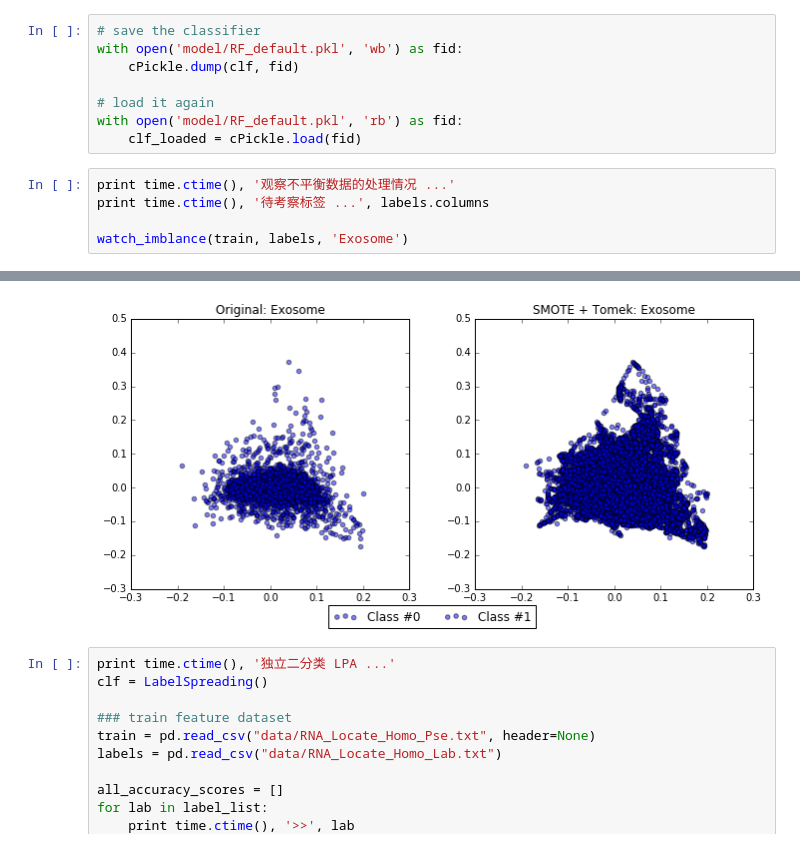
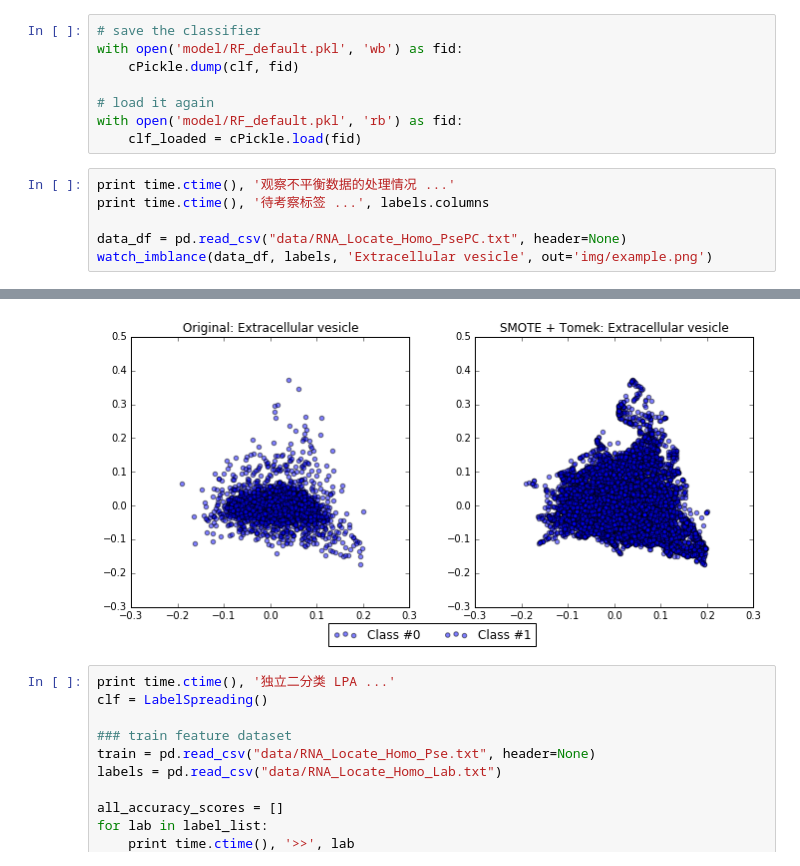
Before and after one commit to ShixiangWan/iPython-Laboratory, a Jupyter notebook: protein.ipynb, the cells around one changed output, grey strips where cells are left out. Drawn from its saved outputs; the diff is of its cells as text.

```diff
--- a/protein.ipynb
+++ b/protein.ipynb
@@ -433,5 +497,6 @@ with open('model/RF_default.pkl', 'rb') as fid:
 print time.ctime(), '观察不平衡数据的处理情况 ...'
 print time.ctime(), '待考察标签 ...', labels.columns
 
-watch_imblance(train, labels, 'Exosome')
+data_df = pd.read_csv("data/RNA_Locate_Homo_PsePC.txt", header=None)
+watch_imblance(data_df, labels, 'Extracellular vesicle', out='img/example.png')
 # %% [output]
@@ -440,14 +505,14 @@ Fri Jun  2 10:27:45 2017 待考察标签 ... Index([u'Anterior', u'Apical', u'Ax
        u'Cell junction', u'Cell leading edge', u'Cellular bud', u'Centrosome',
        u'Chloroplast', u'Circulating', u'Cytoplasm', u'Cytoskeleton',
        u'Cytosol', u'Dendrite', u'Dorsal', u'Endoplasmic reticulum',
        u'Exosome', u'Extracellular vesicle', u'Germ plasm', u'Golgi apparatus',
        u'Growth cone', u'Lamellipodium', u'Lysosome', u'Microvesicle',
        u'Mitochondrion', u'Mitotic spindle', u'Nucleolus', u'Nucleoplasm',
        u'Nucleus', u'Perinuclear', u'Peroxisome', u'Posterior',
        u'Pseudopodium', u'Ribosome', u'Somatodendritic compartment',
        u'Synapse', u'Vegetal'],
       dtype='object')
-[figure, old version]
+[figure, new version]
 # %%
 print time.ctime(), '独立二分类 LPA ...'
 clf = LabelSpreading()
```
Also changed, not shown: parts of 20 cells of this notebook.
